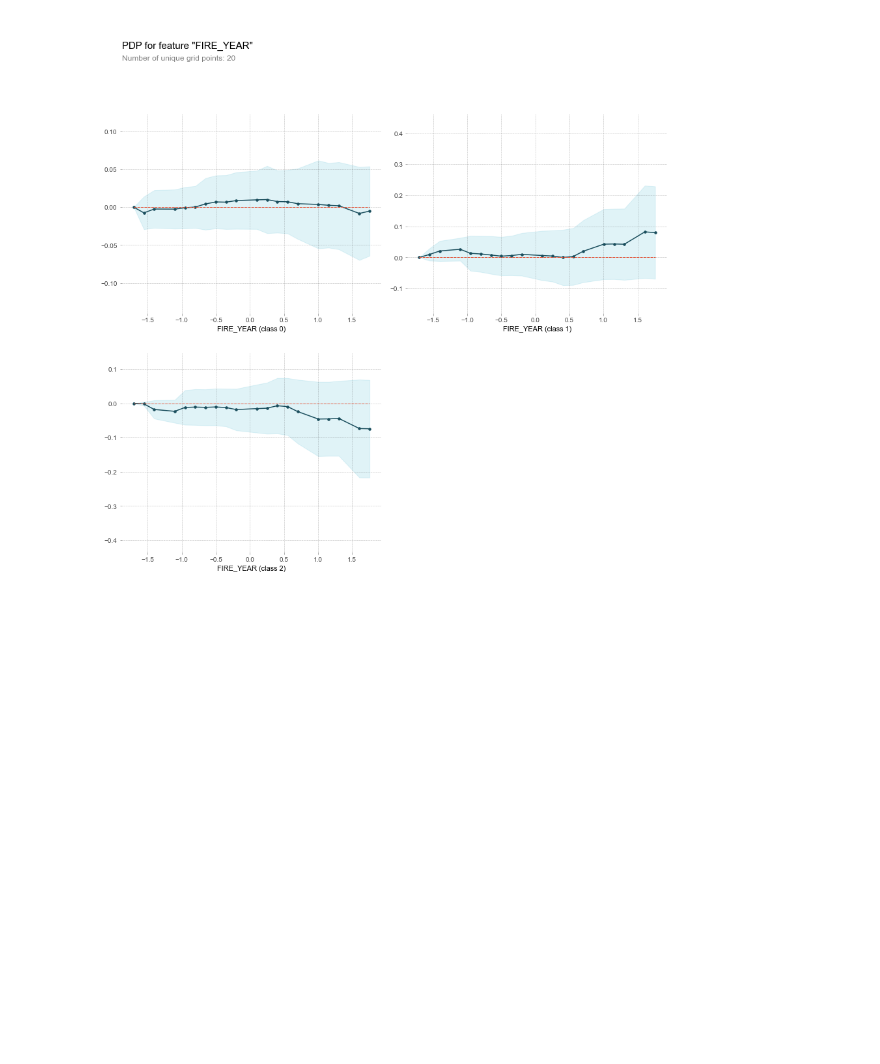
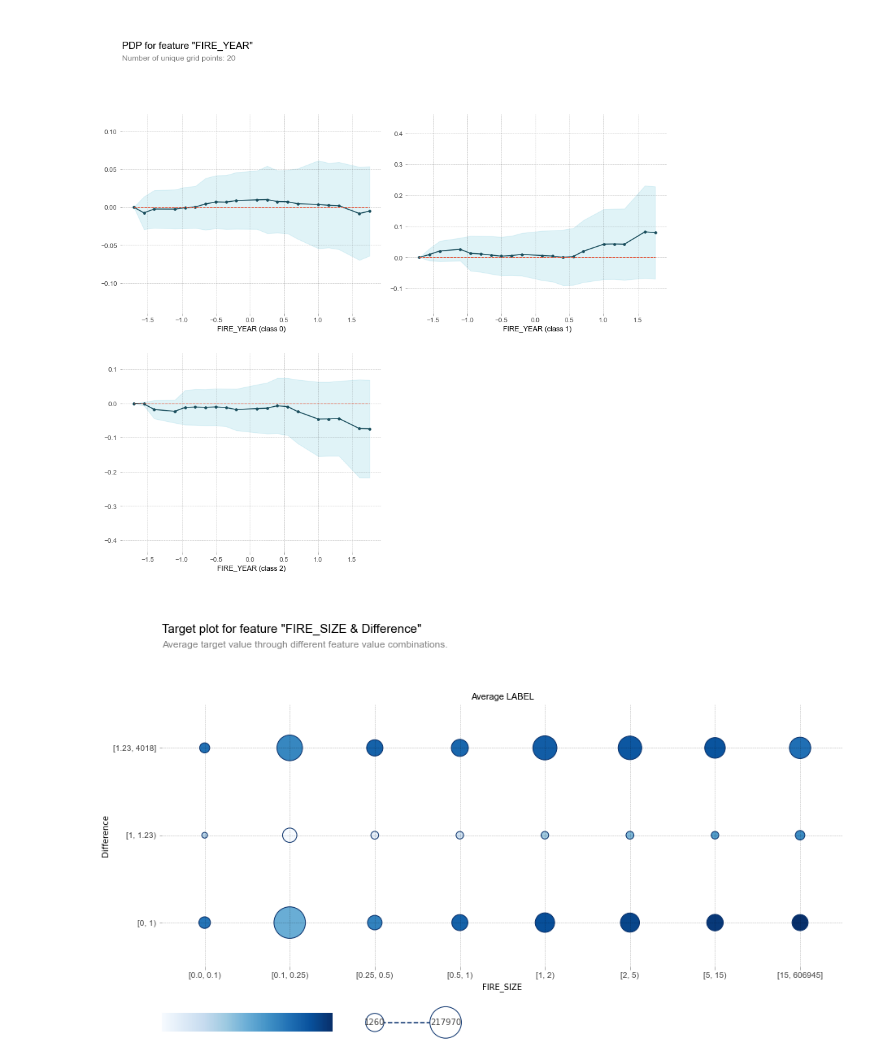
Before and after one commit to Deepsjai/ds4_team12_project, a Jupyter notebook: DS4A_Wildfire_Models.ipynb, the cells around one changed output. Cells and saved outputs as stored; diff of their text form; code cells hidden in the pictures; blank space fills up the shorter version.

```diff
--- a/DS4A_Wildfire_Models.ipynb
+++ b/DS4A_Wildfire_Models.ipynb
@@ -818,3 +753,10 @@ pdp_dist = pdp.pdp_isolate(model=clf, dataset=X_train
 pdp.pdp_plot(pdp_dist, 'FIRE_YEAR');
 # %% [output]
 [figure]
+# %%
+fig, axes, summary_df = info_plots.target_plot_interact(df=dum_df,
+                                                        features=['FIRE_SIZE', 'Difference'],
+                                                        feature_names=['FIRE_SIZE', 'Difference'],
+                                                        target= ['Type_is_1', 'Type_is_2', 'Type_is_3'])
+# %% [output]
+[figure, added]
```
Also changed, not shown: parts of 5 cells of this notebook.
